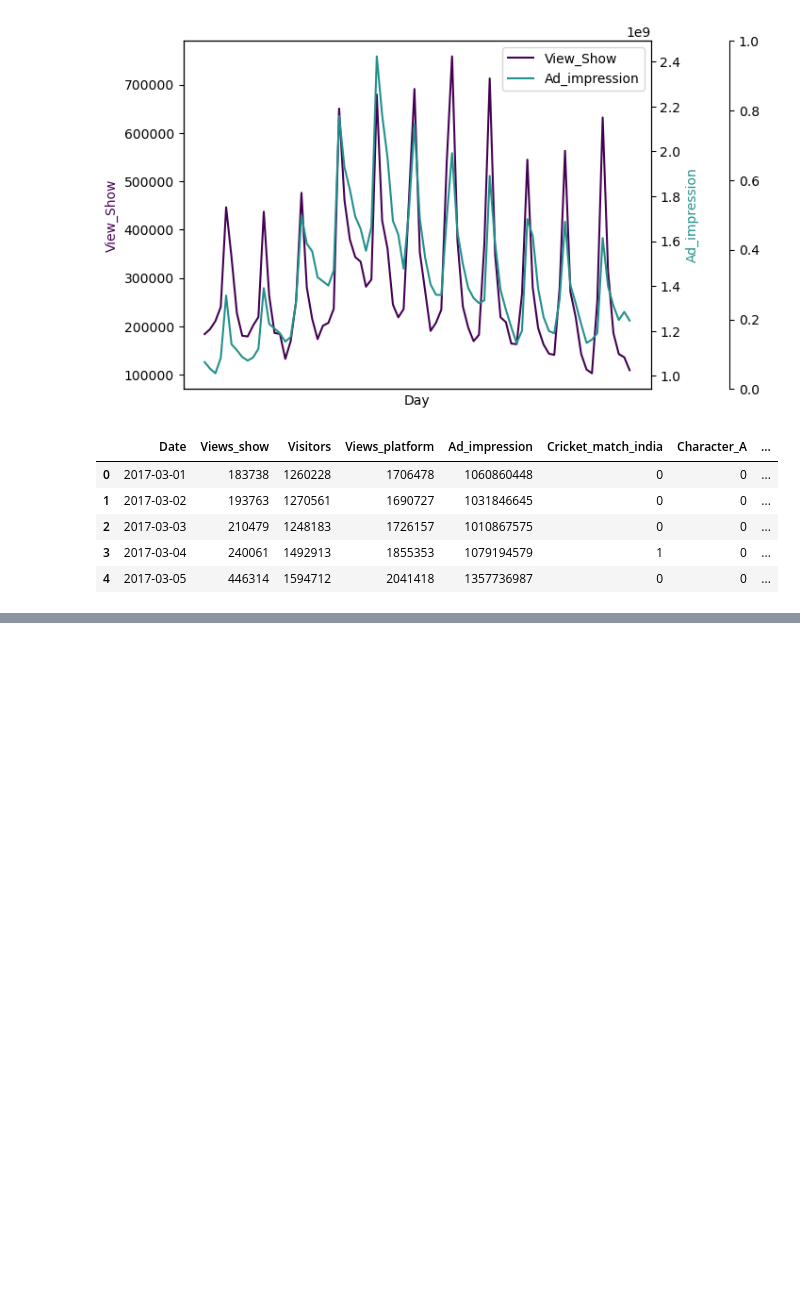
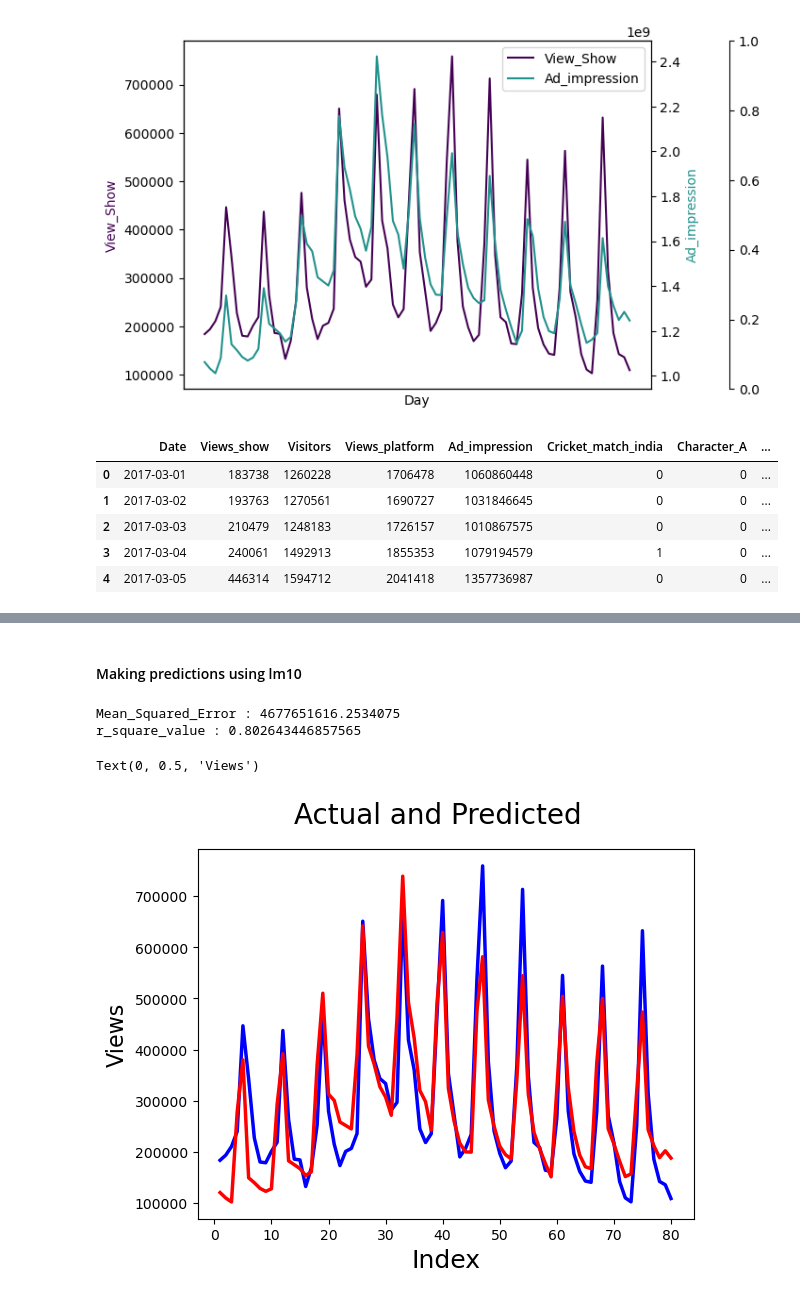
Before and after one commit to DhruvDA/LM_Media_case_study, a Jupyter notebook: Jupyter_notebooks/Media_case_study.ipynb, the cells around one changed output, grey strips where cells are left out. Drawn from its saved outputs; the diff is of its cells as text; code cells hidden in the pictures; blank space fills up the shorter version.

```diff
--- a/Jupyter_notebooks/Media_case_study.ipynb
+++ b/Jupyter_notebooks/Media_case_study.ipynb
@@ -145,0 +476,8 @@ media.head()
+# %%
+import statsmodels.api as sm
+#Unlike SKLearn, statsmodels don't automatically fit a constant,
+#so you need to use the method sm.add_constant(X) in order to add a constant.
+X = sm.add_constant(X)
+# create a fitted model in one line
+lm_9 = sm.OLS(y,X).fit()
+print(lm_9.summary())
@@ -145,0 +504,14 @@ media.head()
+# %%
+# Putting feature variable to X
+X = media[['weekend','Character_A','ad_impression_million']]
+
+# Putting response variable to y
+y = media['Views_show']
+# %%
+import statsmodels.api as sm
+#Unlike SKLearn, statsmodels don't automatically fit a constant,
+#so you need to use the method sm.add_constant(X) in order to add a constant.
+X = sm.add_constant(X)
+# create a fitted model in one line
+lm_10 = sm.OLS(y,X).fit()
+print(lm_10.summary())
@@ -145,0 +536,7 @@ media.head()
+# %% [markdown]
+#### Making predictions using lm10
+# %%
+# Making predictions using the model
+X = media[['weekend','Character_A','ad_impression_million']]
+X = sm.add_constant(X)
+Predicted_views = lm_10.predict(X)
@@ -145,0 +547,18 @@ media.head()
+# %%
+print('Mean_Squared_Error :' ,mse)
+print('r_square_value :',r_squared)
+# %% [output]
+Mean_Squared_Error : 4677651616.2534075
+r_square_value : 0.802643446857565
+# %%
+#Actual vs Predicted
+c = [i for i in range(1,81,1)]
+fig = plt.figure()
+plt.plot(c,media.Views_show, color="blue", linewidth=2.5, linestyle="-")
+plt.plot(c,Predicted_views, color="red",  linewidth=2.5, linestyle="-")
+fig.suptitle('Actual and Predicted', fontsize=20)              # Plot heading
+plt.xlabel('Index', fontsize=18)                               # X-label
+plt.ylabel('Views', fontsize=16)                               # Y-label
+# %% [output]
+Text(0, 0.5, 'Views')
+[figure, added]
```
Also changed, not shown: parts of 46 cells of this notebook.
